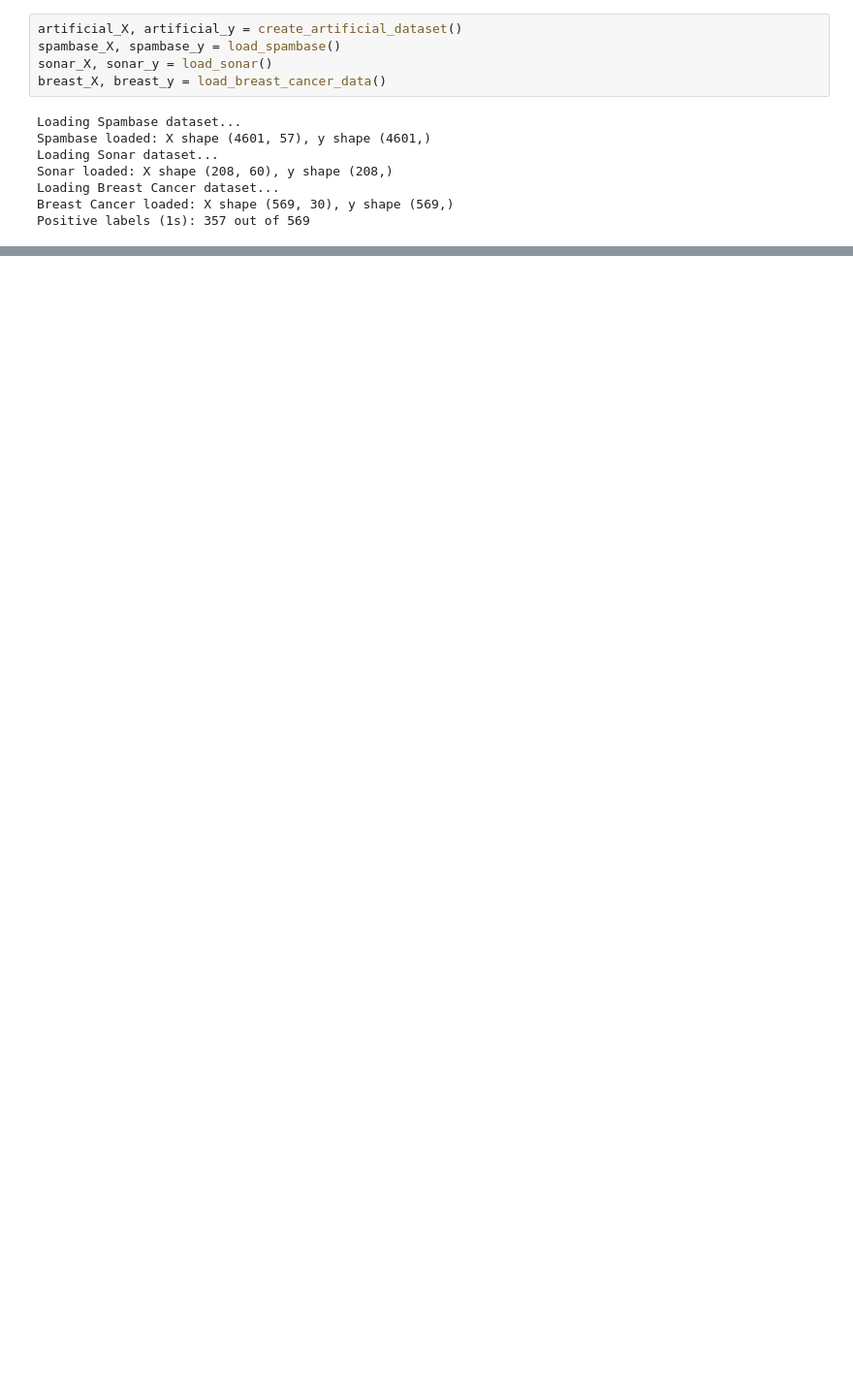
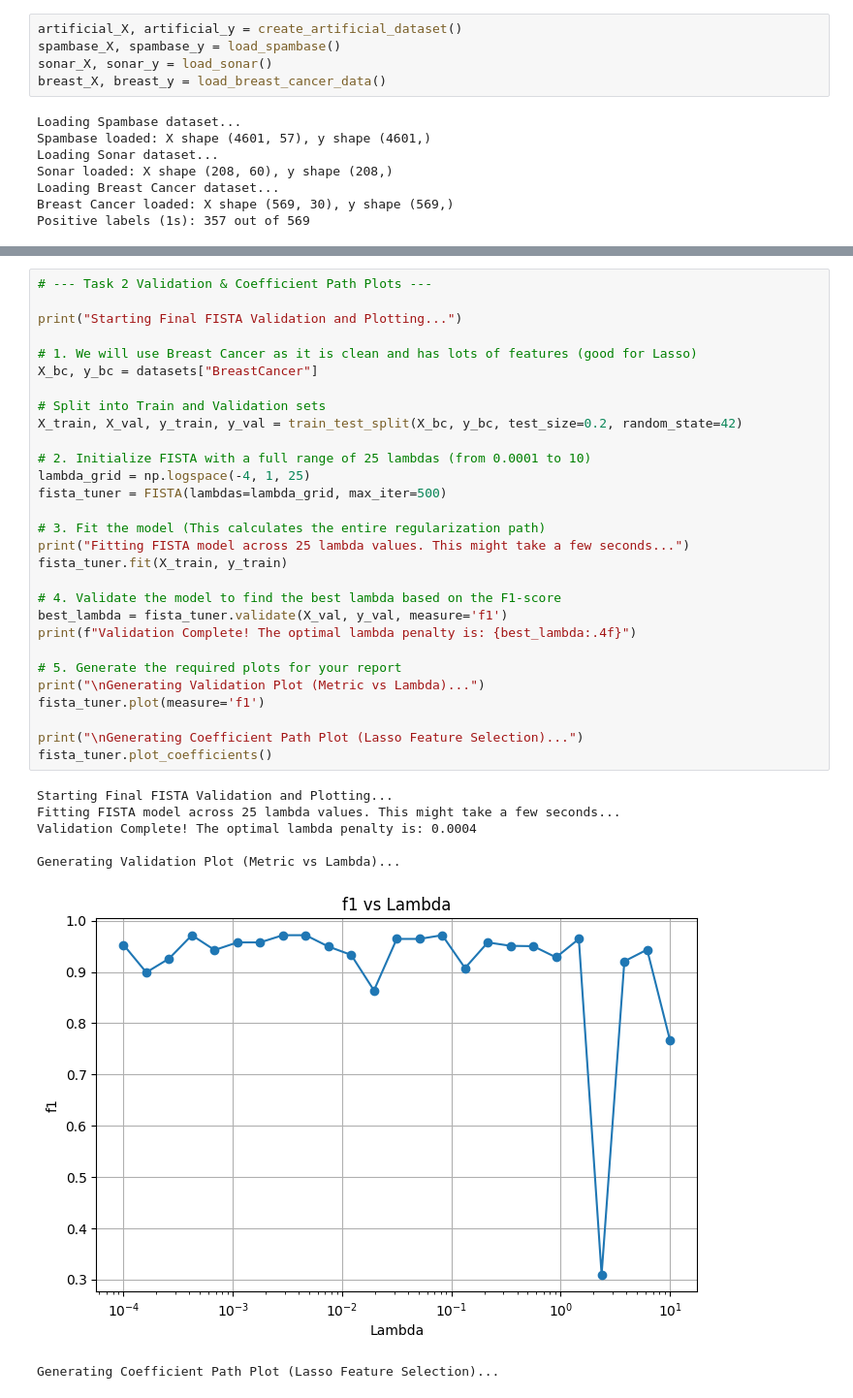
Before and after one commit to IgorLechoszest/AML_Proj1, a Jupyter notebook: src/main.ipynb, the cells around one changed output, grey strips where cells are left out. Shown at 97% size. Saved outputs shown, nothing was run; the diff lists cells and outputs as text; blank space fills up the shorter version.

```diff
--- a/src/main.ipynb
+++ b/src/main.ipynb
@@ -69,0 +200,37 @@ Test Accuracy: 0.9035
+# %%
+# --- Task 2 Validation & Coefficient Path Plots ---
+
+print("Starting Final FISTA Validation and Plotting...")
+
+# 1. We will use Breast Cancer as it is clean and has lots of features (good for Lasso)
+X_bc, y_bc = datasets["BreastCancer"]
+
+# Split into Train and Validation sets
+X_train, X_val, y_train, y_val = train_test_split(X_bc, y_bc, test_size=0.2, random_state=42)
+
+# 2. Initialize FISTA with a full range of 25 lambdas (from 0.0001 to 10)
+lambda_grid = np.logspace(-4, 1, 25)
+fista_tuner = FISTA(lambdas=lambda_grid, max_iter=500)
+
+# 3. Fit the model (This calculates the entire regularization path)
+print("Fitting FISTA model across 25 lambda values. This might take a few seconds...")
+fista_tuner.fit(X_train, y_train)
+
+# 4. Validate the model to find the best lambda based on the F1-score
+best_lambda = fista_tuner.validate(X_val, y_val, measure='f1')
+print(f"Validation Complete! The optimal lambda penalty is: {best_lambda:.4f}")
+
+# 5. Generate the required plots for your report
+print("\nGenerating Validation Plot (Metric vs Lambda)...")
+fista_tuner.plot(measure='f1')
+
+print("\nGenerating Coefficient Path Plot (Lasso Feature Selection)...")
+fista_tuner.plot_coefficients()
+# %% [output]
+Starting Final FISTA Validation and Plotting...
+Fitting FISTA model across 25 lambda values. This might take a few seconds...
+Validation Complete! The optimal lambda penalty is: 0.0004
+
+Generating Validation Plot (Metric vs Lambda)...
+[figure, added]
+Generating Coefficient Path Plot (Lasso Feature Selection)...
```
Also changed, not shown: parts of 12 cells of this notebook, 3 other files.
